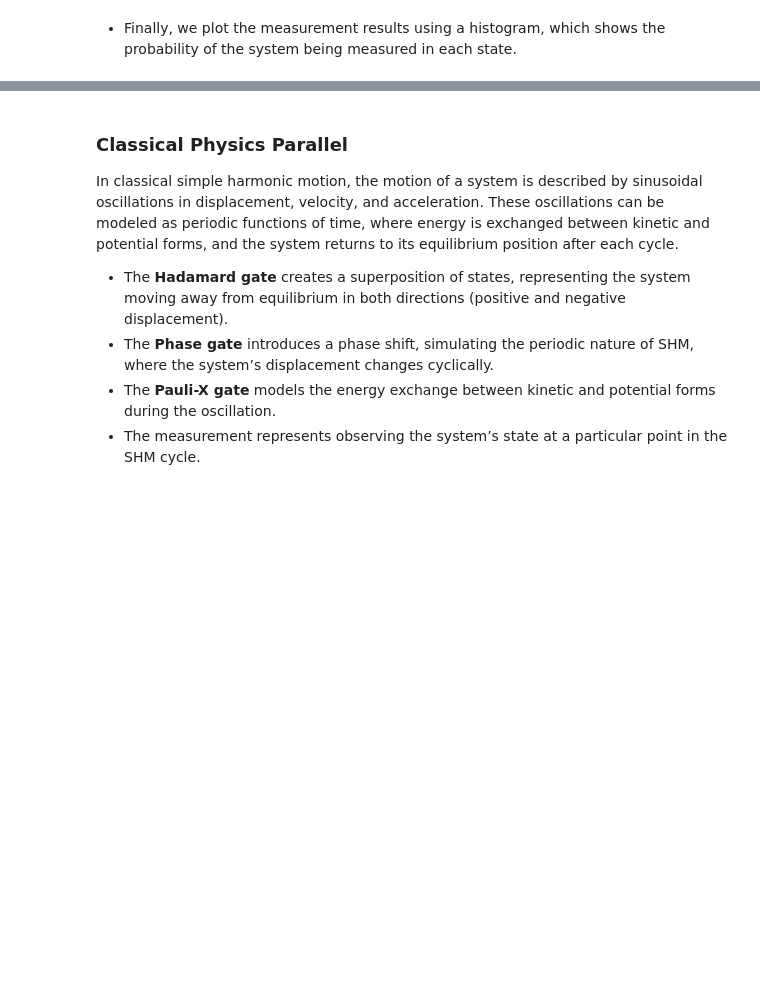
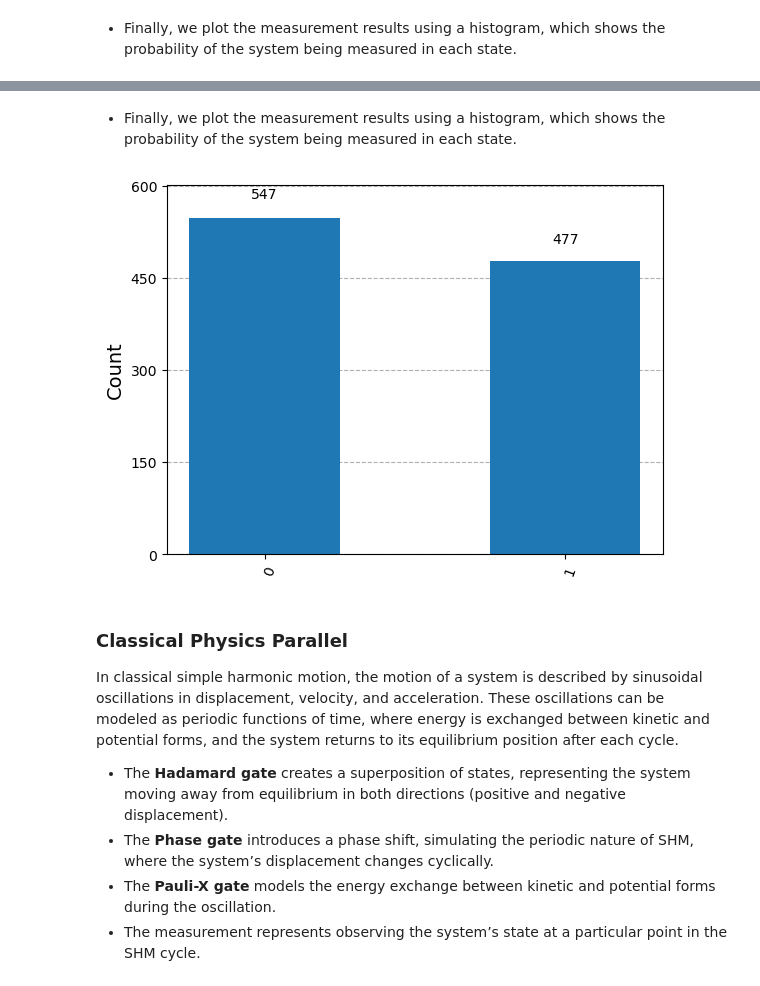
Before and after one commit to iamleoluo/Quantum-Computing-Approach, a Jupyter notebook: Semester I/Topics 04: Simple Harmonic Motion (SHM).ipynb, the cells around one changed output, grey strips where cells are left out. Saved outputs shown, nothing was run; the diff lists cells and outputs as text; code cells hidden in the pictures; blank space fills up the shorter version.

```diff
--- a/Semester I/Topics 04: Simple Harmonic Motion (SHM).ipynb
+++ b/Semester I/Topics 04: Simple Harmonic Motion (SHM).ipynb
@@ -121,0 +130,2 @@ final_state = job.result().get_statevector(qc)
+# %%
+qc.measure_all()
@@ -122,3 +136,16 @@ final_state = job.result().get_statevector(qc)
+# %%
+simulator = Aer.get_backend('qasm_simulator')
+
+new_qc = transpile(qc, simulator)
+job = simulator.run(new_qc)
+result = job.result()
+counts = result.get_counts(qc)
+# %% [markdown]
+ - Finally, we plot the measurement results using a histogram, which shows the probability of the system being measured in each state.
+# %%
+plot_histogram(counts)
+# %% [output]
+[figure, added]
 # %% [markdown]
 ### Classical Physics Parallel
 
```
Also changed, not shown: parts of 3 cells of this notebook.
